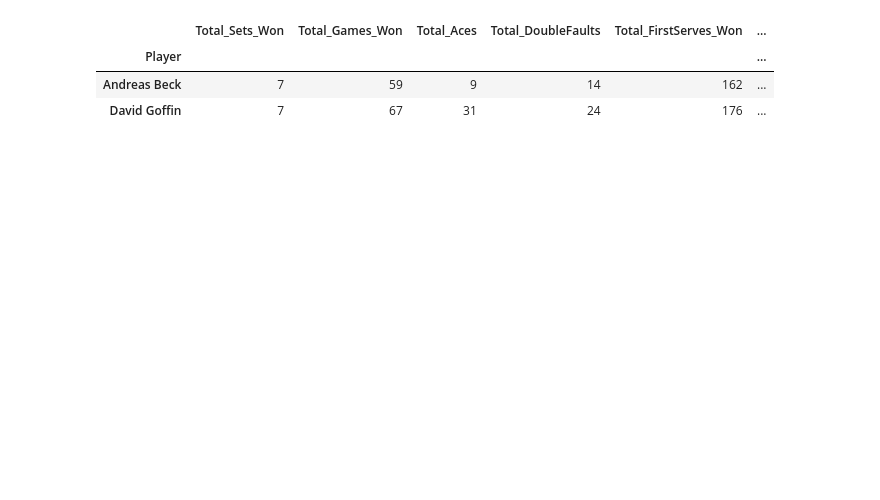
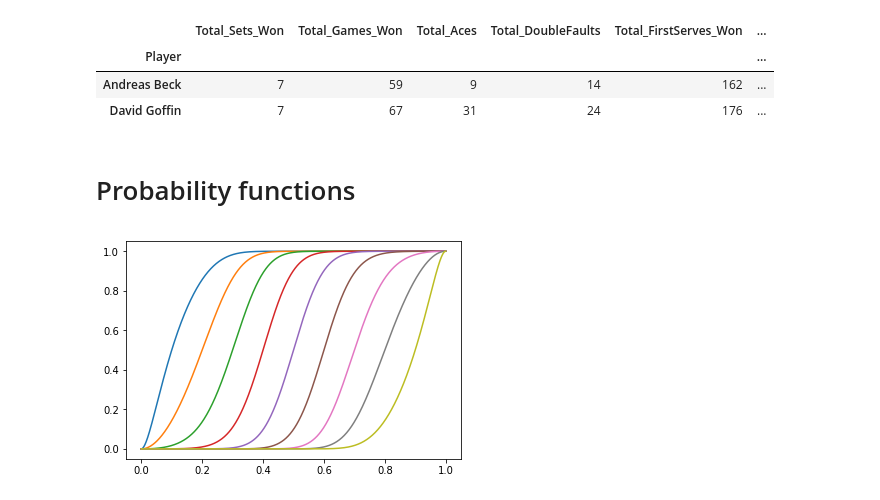
Before and after one commit to Jfbarr/aus_open_datathon_2019, a Jupyter notebook: Workbook.ipynb, the cells around one changed output. Cells and saved outputs as stored; diff of their text form; code cells hidden in the pictures; blank space fills up the shorter version.

Commit message:
added probability functions and graphs for winning best of 3 and 5 mathes

```diff
--- a/Workbook.ipynb
+++ b/Workbook.ipynb
@@ -326,3 +326,5 @@ display(maleLifeSummaryDF.loc[['Andreas Beck', 'David Goffin']])
 | Player |  |  |  |  |  | ... |
 | Andreas Beck | 7 | 59 | 9 | 14 | 162 | ... |
 | David Goffin | 7 | 67 | 31 | 24 | 176 | ... |
+# %% [markdown]
+# Probability functions
@@ -328,0 +461,8 @@ display(maleLifeSummaryDF.loc[['Andreas Beck', 'David Goffin']])
+# %%
+X = np.linspace(0,1, num = 1000)
+Y = np.arange(0.1,1,0.1)
+
+for y in Y:
+    plt.plot( X, match_win_2_of_3(X, y))
+# %% [output]
+[figure, added]
```
Also changed, not shown: parts of 3 cells of this notebook.
